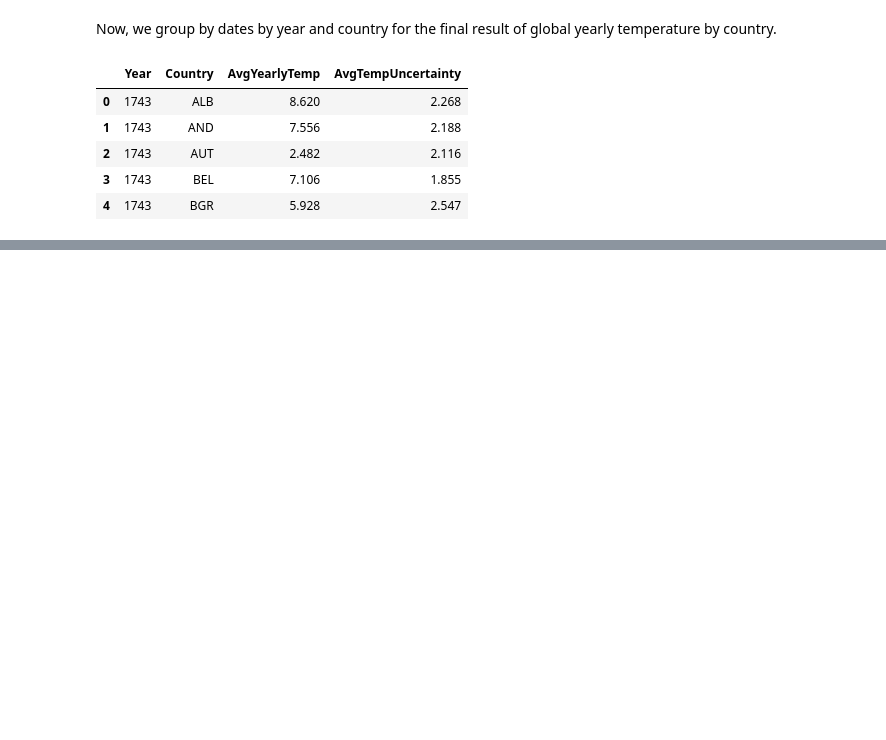
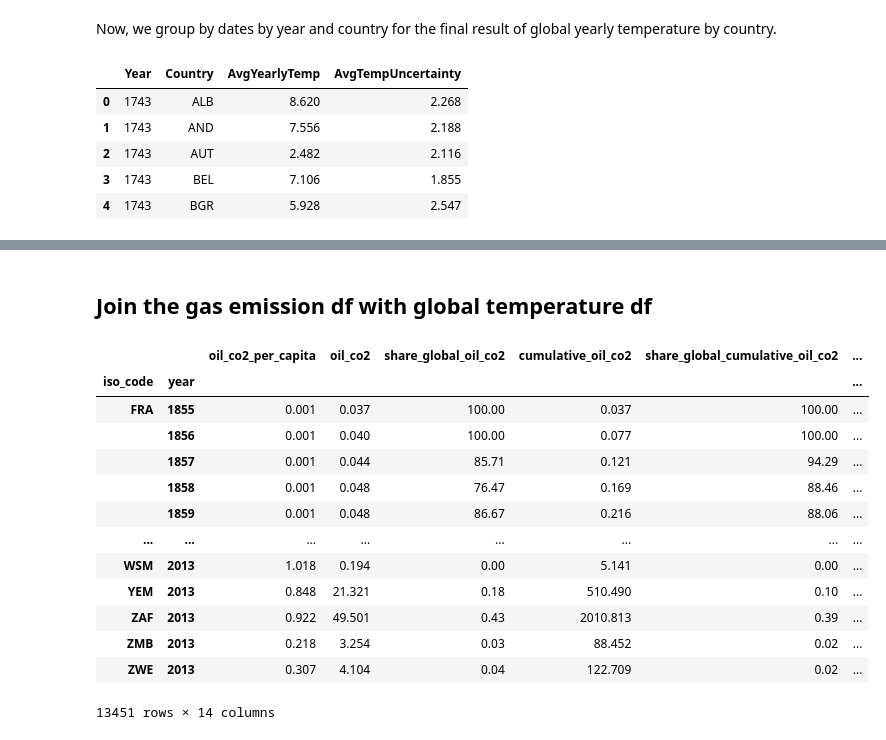
Before and after one commit to sumants-dev/CIS545-Project, a Jupyter notebook: DataCleaning/Temperature_Gas_Emissions.ipynb, the cells around one changed output, grey strips where cells are left out. Drawn from its saved outputs; the diff is of its cells as text; code cells hidden in the pictures; blank space fills up the shorter version.

Commit message:
Emission

```diff
--- a/DataCleaning/Temperature_Gas_Emissions.ipynb
+++ b/DataCleaning/Temperature_Gas_Emissions.ipynb
@@ -99,0 +104,4 @@ global_temps_final.to_csv('../Data/global_average_yearly_temp_clean.csv', index=
+# %%
+gas_emissions_df = pd.read_csv('../Data/raw/owid-co2-data.csv')
+gas_emissions_df = gas_emissions_df.drop(['country'], axis=1)
+gas_emissions_df.head()
@@ -99,0 +116,3 @@ global_temps_final.to_csv('../Data/global_average_yearly_temp_clean.csv', index=
+# %%
+global_temps_final = pd.read_csv('../Data/global_average_yearly_temp_clean.csv')
+global_temps_final.head(5)
@@ -99,0 +126,42 @@ global_temps_final.to_csv('../Data/global_average_yearly_temp_clean.csv', index=
+# %% [markdown]
+## Join the gas emission df with global temperature df
+# %%
+def find_columns_with_count(df, min_size = 10000):
+    cols = df.columns
+    cols_with_count = []
+
+    for col in cols:
+        count = df[col].count()
+
+        if count > min_size:
+            cols_with_count.append((col, count))
+
+    cols_with_count.sort(key = lambda elem: elem[1])
+    return cols_with_count
+# %%
+join_query = ''' SELECT gas.*, AvgYearlyTemp
+FROM global_temps_final gt JOIN gas_emissions_df gas
+ON gas.iso_code == gt.Country and gas.year == gt.Year
+'''
+
+join_df = psql.sqldf(join_query, locals())
+cols_with_count = find_columns_with_count(join_df, 12500)
+cols = [col[0] for col in cols_with_count]
+join_df = join_df[cols].dropna()
+join_df = join_df.set_index(['iso_code', 'year'])
+join_df
+# %% [output]
+|  |  | oil_co2_per_capita | oil_co2 | share_global_oil_co2 | cumulative_oil_co2 | share_global_cumulative_oil_co2 | ... |
+| iso_code | year |  |  |  |  |  | ... |
+| FRA | 1855 | 0.001 | 0.037 | 100.00 | 0.037 | 100.00 | ... |
+|  | 1856 | 0.001 | 0.040 | 100.00 | 0.077 | 100.00 | ... |
+|  | 1857 | 0.001 | 0.044 | 85.71 | 0.121 | 94.29 | ... |
+|  | 1858 | 0.001 | 0.048 | 76.47 | 0.169 | 88.46 | ... |
+|  | 1859 | 0.001 | 0.048 | 86.67 | 0.216 | 88.06 | ... |
+| ... | ... | ... | ... | ... | ... | ... | ... |
+| WSM | 2013 | 1.018 | 0.194 | 0.00 | 5.141 | 0.00 | ... |
+| YEM | 2013 | 0.848 | 21.321 | 0.18 | 510.490 | 0.10 | ... |
+| ZAF | 2013 | 0.922 | 49.501 | 0.43 | 2010.813 | 0.39 | ... |
+| ZMB | 2013 | 0.218 | 3.254 | 0.03 | 88.452 | 0.02 | ... |
+| ZWE | 2013 | 0.307 | 4.104 | 0.04 | 122.709 | 0.02 | ... |
+13451 rows × 14 columns
```
Also changed, not shown: parts of 6 cells of this notebook, 2 other files.
